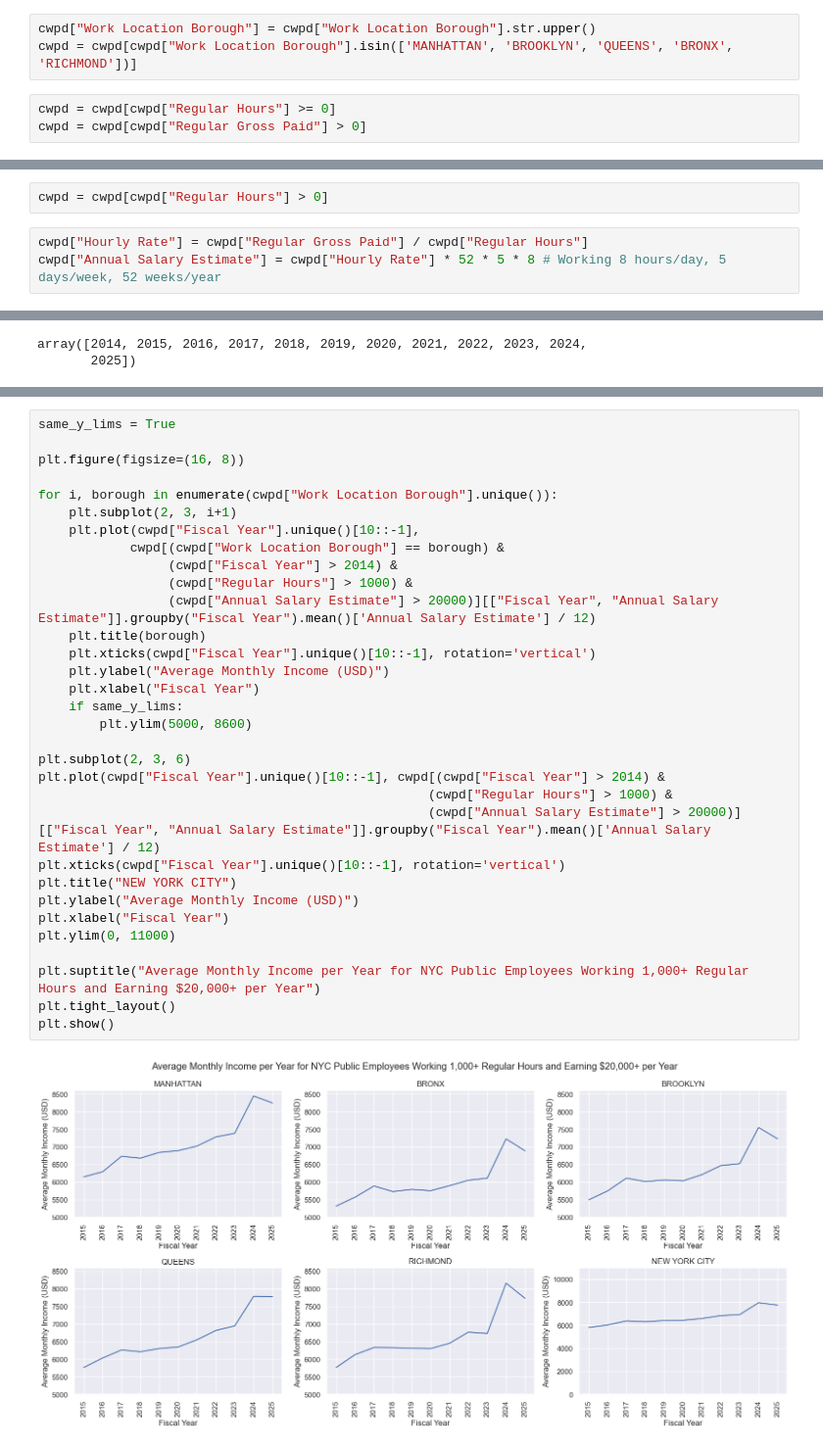
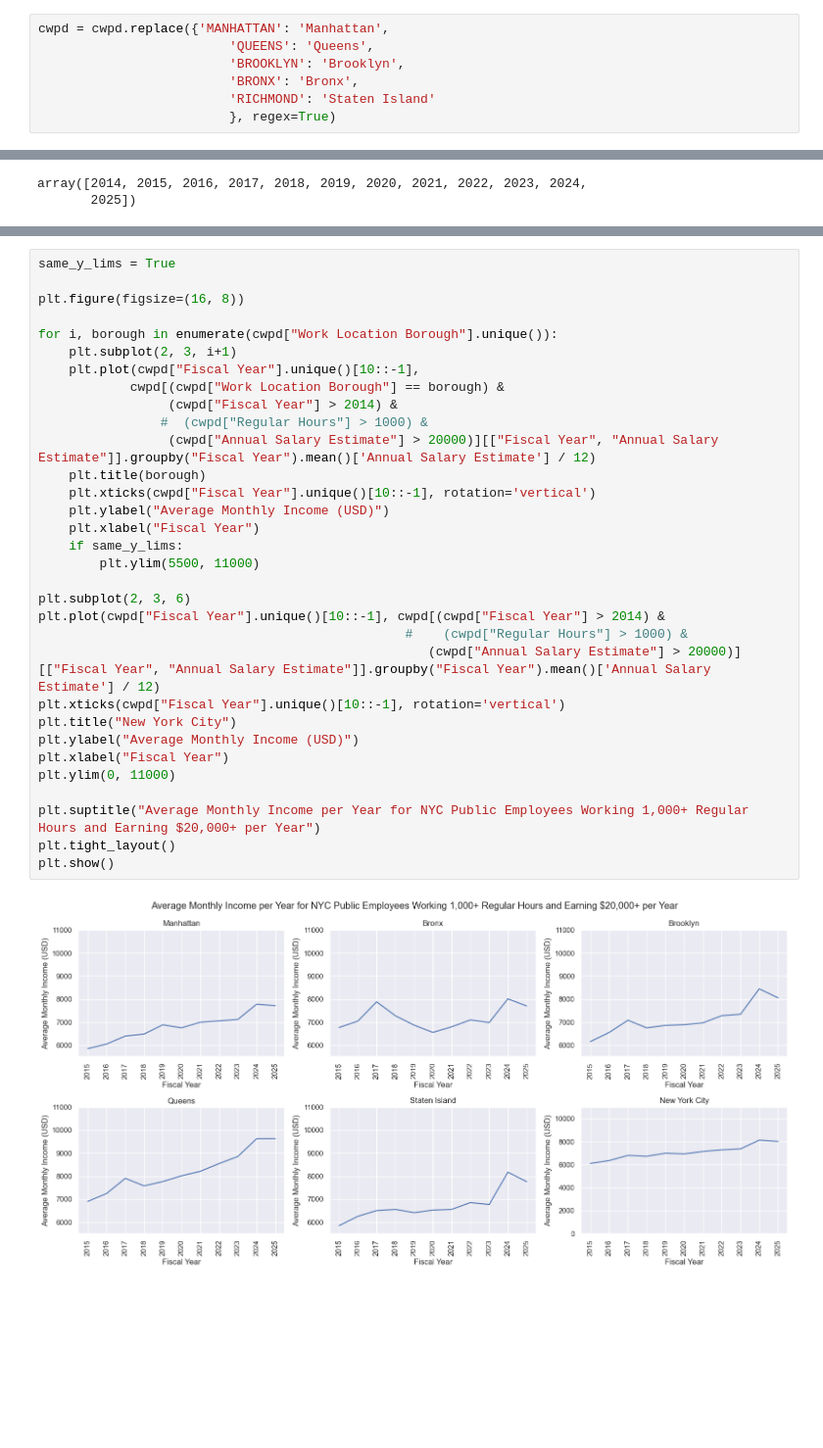
Before and after one commit to NYCRentAndSalary/NYCRentAndSalary.github.io, a Jupyter notebook: data_exploration.ipynb, the cells around one changed output, grey strips where cells are left out. Shown at 98% size. Drawn from its saved outputs; the diff is of its cells as text; blank space fills up the shorter version.

Commit message:
Add more plots to data_exploration.ipynb

```diff
--- a/data_exploration.ipynb
+++ b/data_exploration.ipynb
@@ -17,9 +30,10 @@ for c in ["Base Salary", "Regular Hours", "Regular Gross Paid", "OT Hours", "Tot
 # %%
-cwpd["Work Location Borough"] = cwpd["Work Location Borough"].str.upper()
-cwpd = cwpd[cwpd["Work Location Borough"].isin(['MANHATTAN', 'BROOKLYN', 'QUEENS', 'BRONX', 'RICHMOND'])]
+cwpd = cwpd.replace({'MANHATTAN': 'Manhattan',
+                         'QUEENS': 'Queens',
+                         'BROOKLYN': 'Brooklyn',
+                         'BRONX': 'Bronx',
+                         'RICHMOND': 'Staten Island'
+                         }, regex=True)
-# %%
-cwpd = cwpd[cwpd["Regular Hours"] >= 0]
-cwpd = cwpd[cwpd["Regular Gross Paid"] > 0]
 # %%
 cwpd[cwpd["Pay Basis"] == "per Annum"]["Regular Gross Paid"].mean()
 # %% [output]
@@ -92,6 +101 @@ array(['per Annum', 'per Day', 'per Hour', 'Prorated Annual'],
-# %%
-cwpd = cwpd[cwpd["Regular Hours"] > 0]
-# %%
-cwpd["Hourly Rate"] = cwpd["Regular Gross Paid"] / cwpd["Regular Hours"]
-cwpd["Annual Salary Estimate"] = cwpd["Hourly Rate"] * 52 * 5 * 8 # Working 8 hours/day, 5 days/week, 52 weeks/year
 # %%
@@ -205,37 +198,37 @@ Name: Annual Salary Estimate, dtype: float64
 # %%
 same_y_lims = True
 
 plt.figure(figsize=(16, 8))
 
 for i, borough in enumerate(cwpd["Work Location Borough"].unique()):
     plt.subplot(2, 3, i+1)
     plt.plot(cwpd["Fiscal Year"].unique()[10::-1],
             cwpd[(cwpd["Work Location Borough"] == borough) &
                  (cwpd["Fiscal Year"] > 2014) &
-                 (cwpd["Regular Hours"] > 1000) &
+                #  (cwpd["Regular Hours"] > 1000) &
                  (cwpd["Annual Salary Estimate"] > 20000)][["Fiscal Year", "Annual Salary Estimate"]].groupby("Fiscal Year").mean()['Annual Salary Estimate'] / 12)
     plt.title(borough)
     plt.xticks(cwpd["Fiscal Year"].unique()[10::-1], rotation='vertical')
     plt.ylabel("Average Monthly Income (USD)")
     plt.xlabel("Fiscal Year")
     if same_y_lims:
-        plt.ylim(5000, 8600)
+        plt.ylim(5500, 11000)
 
 plt.subplot(2, 3, 6)
 plt.plot(cwpd["Fiscal Year"].unique()[10::-1], cwpd[(cwpd["Fiscal Year"] > 2014) &
-                                                   (cwpd["Regular Hours"] > 1000) &
+                                                #    (cwpd["Regular Hours"] > 1000) &
                                                    (cwpd["Annual Salary Estimate"] > 20000)][["Fiscal Year", "Annual Salary Estimate"]].groupby("Fiscal Year").mean()['Annual Salary Estimate'] / 12)
 plt.xticks(cwpd["Fiscal Year"].unique()[10::-1], rotation='vertical')
-plt.title("NEW YORK CITY")
+plt.title("New York City")
 plt.ylabel("Average Monthly Income (USD)")
 plt.xlabel("Fiscal Year")
 plt.ylim(0, 11000)
 
 plt.suptitle("Average Monthly Income per Year for NYC Public Employees Working 1,000+ Regular Hours and Earning $20,000+ per Year")
 plt.tight_layout()
 plt.show()
 # %% [output]
-[figure, old version]
+[figure, new version]
 # %%
 cwpd[['Pay Basis', 'Hourly Rate']].groupby('Pay Basis').describe()
 # %% [output]
```
Also changed, not shown: parts of 37 cells of this notebook.
